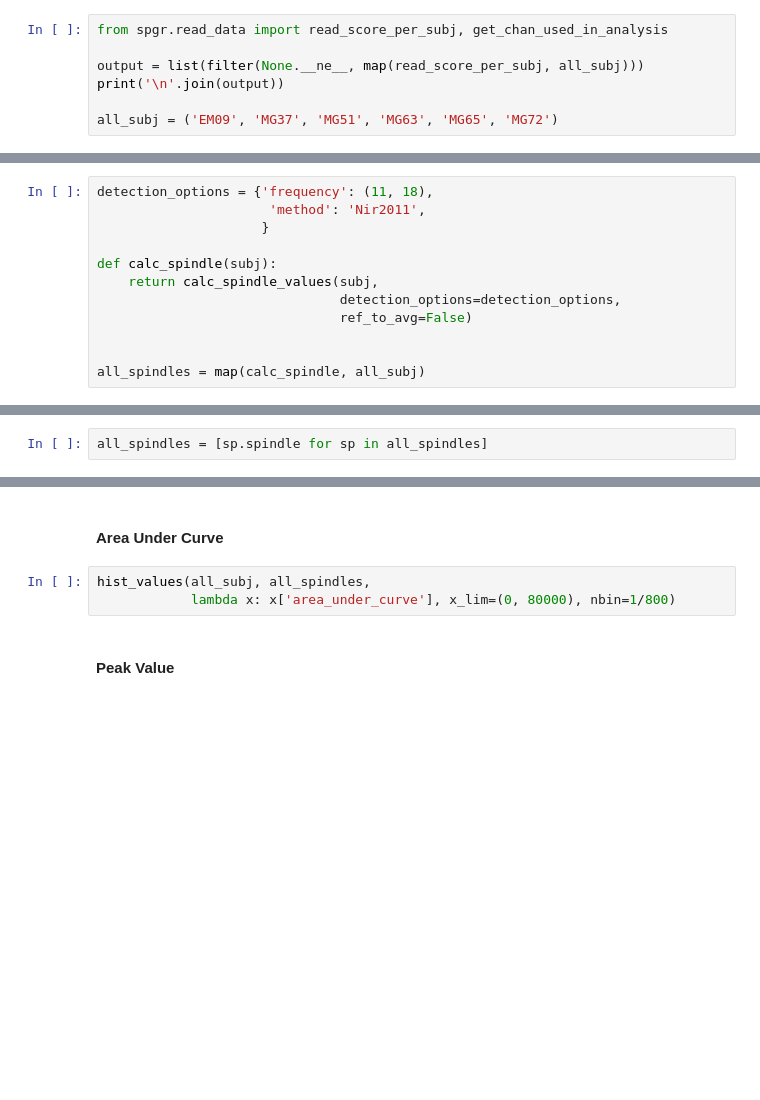
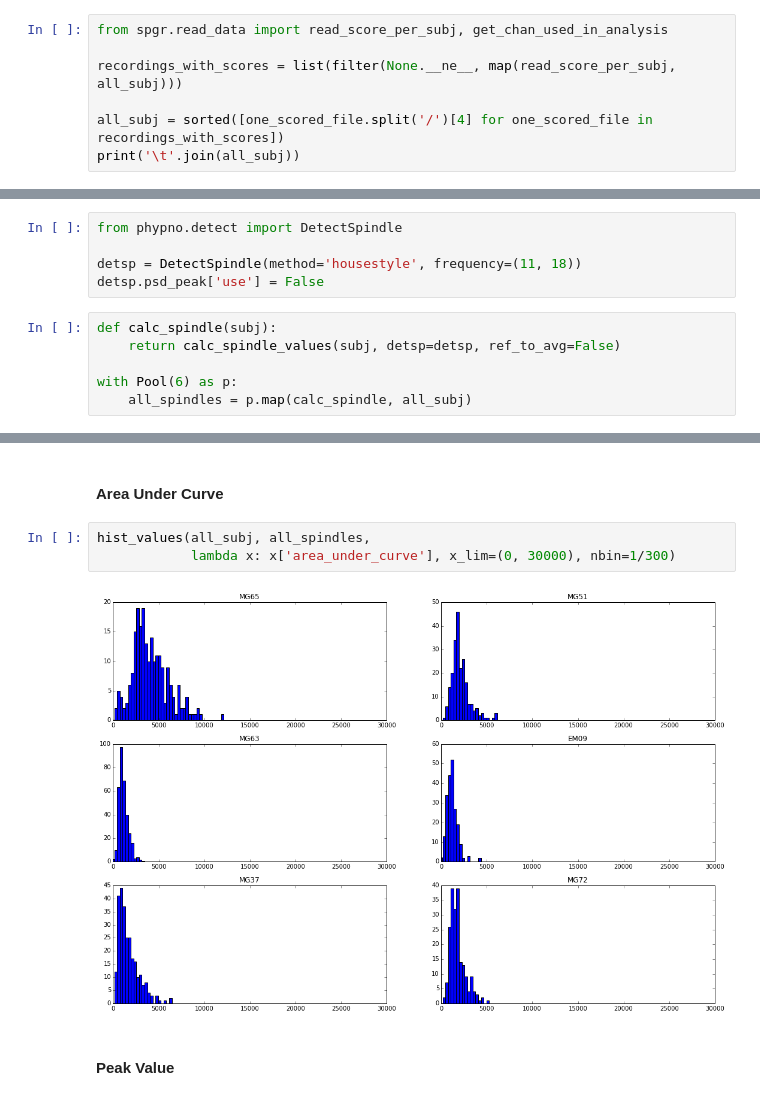
Before and after one commit to gpiantoni/spgr, a Jupyter notebook: main.ipynb, the cells around one changed output, grey strips where cells are left out. Cells and saved outputs as stored; diff of their text form; blank space fills up the shorter version.

Commit message:
use new, nicer API, implementation to detect spindles. It loops over channels instead of trials. It should be nicer, but somehow the spindle detection of detecting the maxima values doesn't work great

```diff
--- a/main.ipynb
+++ b/main.ipynb
@@ -18,7 +28,7 @@ else:
 # %%
 from spgr.read_data import read_score_per_subj, get_chan_used_in_analysis
 
-output = list(filter(None.__ne__, map(read_score_per_subj, all_subj)))
-print('\n'.join(output))
+recordings_with_scores = list(filter(None.__ne__, map(read_score_per_subj, all_subj)))
 
-all_subj = ('EM09', 'MG37', 'MG51', 'MG63', 'MG65', 'MG72')
+all_subj = sorted([one_scored_file.split('/')[4] for one_scored_file in recordings_with_scores])
+print('\t'.join(all_subj))
@@ -45,15 +64,14 @@ Remember that **MG72** has flat channels (in the subfrontal grid) for part of th
 # %%
 from multiprocessing import Pool
 from spgr.detect_spindles import calc_spindle_values
+# %%
+from phypno.detect import DetectSpindle
+
+detsp = DetectSpindle(method='housestyle', frequency=(11, 18))
+detsp.psd_peak['use'] = False
 # %%
-detection_options = {'frequency': (11, 18),
-                      'method': 'Nir2011',
-                     }
+def calc_spindle(subj):
+    return calc_spindle_values(subj, detsp=detsp, ref_to_avg=False)
 
-def calc_spindle(subj):
-    return calc_spindle_values(subj,
-                               detection_options=detection_options,
-                               ref_to_avg=False)
-
-
-all_spindles = map(calc_spindle, all_subj)
+with Pool(6) as p:
+    all_spindles = p.map(calc_spindle, all_subj)
@@ -73,7 +97,5 @@ with open(spindle_file, 'wb') as f:
 # %% [markdown]
 ## Plot Spindle Characteristics
-# %%
-all_spindles = [sp.spindle for sp in all_spindles]
 # %%
 %matplotlib inline
 from spgr.plot_spindles import hist_values, topo_values
@@ -86,7 +110,9 @@ hist_values(all_subj, all_spindles,
 #### Area Under Curve
 # %%
 hist_values(all_subj, all_spindles,
-            lambda x: x['area_under_curve'], x_lim=(0, 80000), nbin=1/800)
+            lambda x: x['area_under_curve'], x_lim=(0, 30000), nbin=1/300)
+# %% [output]
+[figure, added]
 # %% [markdown]
 #### Peak Value
 # %%
```
Also changed, not shown: parts of 19 cells of this notebook, 1 other file.
